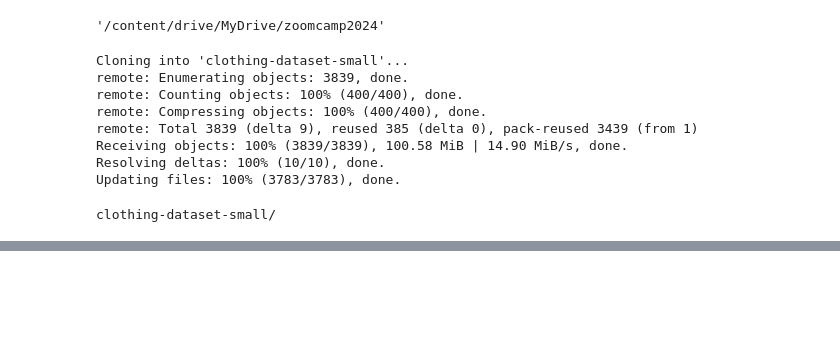
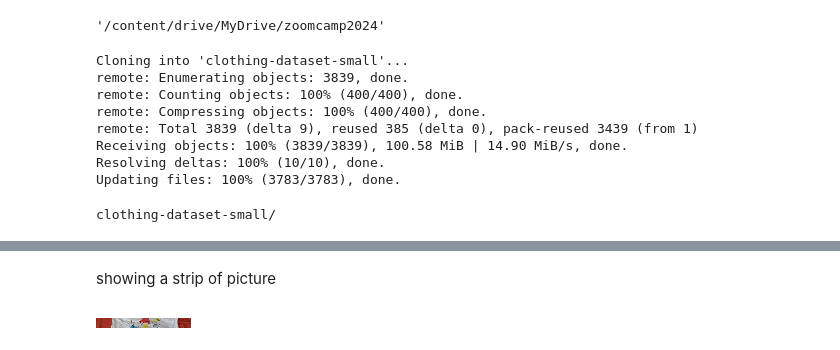
Before and after one commit to 4362725Gb/ml-zoomCamp2024, a Jupyter notebook: 08-deep-learning/08-fashion_DL.ipynb, the cells around one changed output, grey strips where cells are left out. Saved outputs shown, nothing was run; the diff lists cells and outputs as text; code cells hidden in the pictures; blank space fills up the shorter version.

```diff
--- a/08-deep-learning/08-fashion_DL.ipynb
+++ b/08-deep-learning/08-fashion_DL.ipynb
@@ -43,0 +53,6 @@ load_img(fullname , target_size=(299, 299))
+# %% [markdown]
+showing a strip of picture
+# %%
+display(Image.fromarray (np.array(img)[50:60].reshape(10,95,3),'RGB'))
+# %% [output]
+[figure, added]
```
Also changed, not shown: parts of 7 cells of this notebook.
